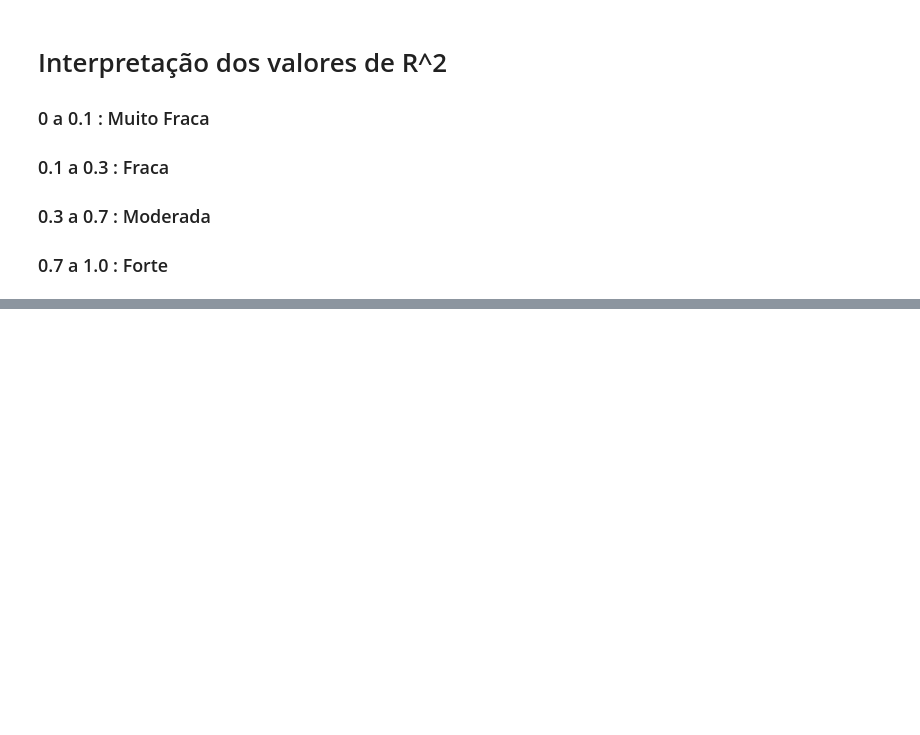
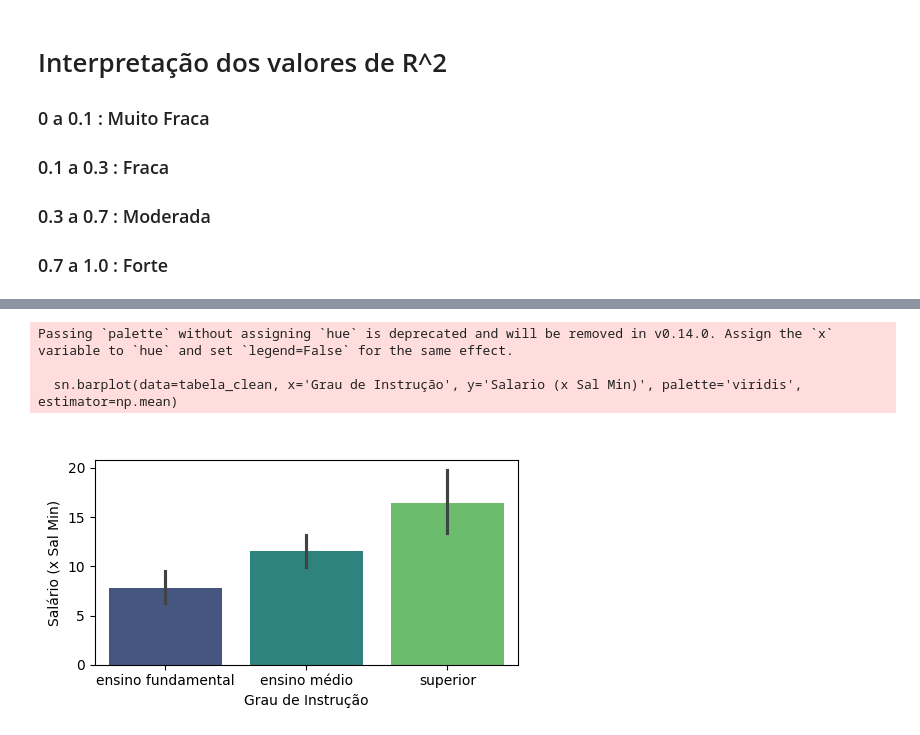
Before and after one commit to gaab-braga/ModelingExercise, a Jupyter notebook: Aula Prática 03 --Gabriel Braga.ipynb, the cells around one changed output, grey strips where cells are left out. Cells and saved outputs as stored; diff of their text form; code cells hidden in the pictures; blank space fills up the shorter version.

```diff
--- a/Aula Prática 03 --Gabriel Braga.ipynb
+++ b/Aula Prática 03 --Gabriel Braga.ipynb
@@ -245,0 +268,16 @@ ValueError: Could not interpret value `Salário (x Sal Min)` for `x`. An entry w
+# %%
+# 2- Salário com Grau de instrução
+
+# histograma do número de filhos por estado civil
+plt.figure(figsize=(5, 3))
+sn.barplot(data=tabela_clean, x='Grau de Instrução', y='Salario (x Sal Min)', palette='viridis', estimator=np.mean)
+plt.xlabel('Grau de Instrução')
+plt.ylabel('Salário (x Sal Min)')
+plt.title(' ')
+plt.tight_layout()
+plt.show()
+# %% [output]
+Passing `palette` without assigning `hue` is deprecated and will be removed in v0.14.0. Assign the `x` variable to `hue` and set `legend=False` for the same effect.
+
+  sn.barplot(data=tabela_clean, x='Grau de Instrução', y='Salario (x Sal Min)', palette='viridis', estimator=np.mean)
+[figure, added]
```
Also changed, not shown: parts of 6 cells of this notebook, 1 other file.
